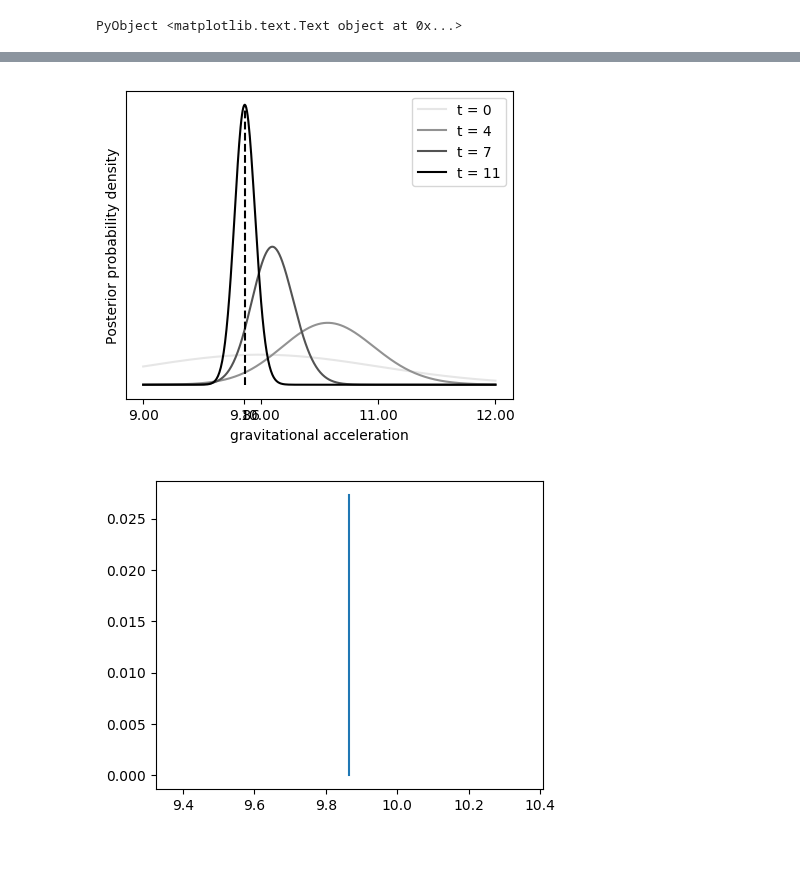
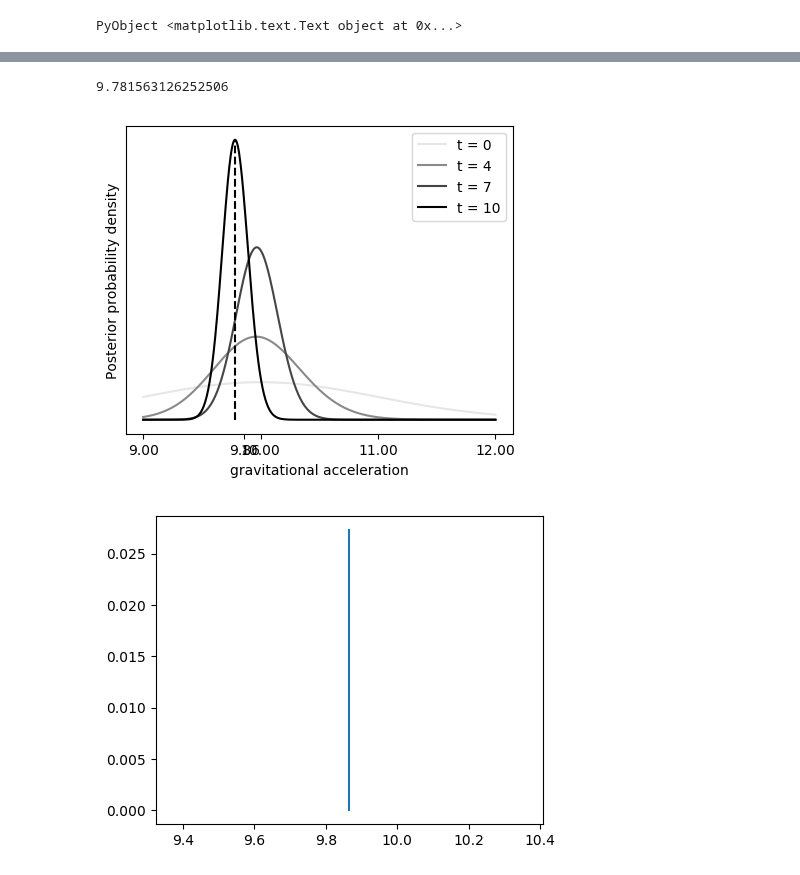
Before and after one commit to matthieubulte/smc, a Jupyter notebook: code/Results.ipynb, the cells around one changed output, grey strips where cells are left out. Saved outputs shown, nothing was run; the diff lists cells and outputs as text; code cells hidden in the pictures.

```diff
--- a/code/Results.ipynb
+++ b/code/Results.ipynb
@@ -73,20 +82,24 @@ m=findmax(els[end,:]);
+# %%
+mesh[m[2]]
+# %% [output]
+9.781563126252506
 # %%
 PyPlot.rc("figure", figsize=(5,4))
-ns = 1+[0, 4, 7, 11]
+ns = 1+[0, 4, 7, n_measurements]
 cs = linspace(0.9, 0, n_measurements+1) * [1,1,1]'
 for i=1:4
     plot(mesh, els[ns[i],:], color=cs[ns[i],:],label="t = $(ns[i]-1)")
 end
 
 plot([mesh[m[2]], mesh[m[2]]], [0, m[1]], "--", c="black")
 
 legend()
 xlabel("gravitational acceleration")
 ylabel("Posterior probability density")
 yticks([])
 xticks([9,9.86,10,11,12]);
 # %% [output]
-[figure, old version]
+[figure, new version]
 # %%
 plot([mesh[m[2]], mesh[m[2]]], [0, m[1]])
 # %% [output]
```
Also changed, not shown: parts of 5 cells of this notebook, 9 other files.
